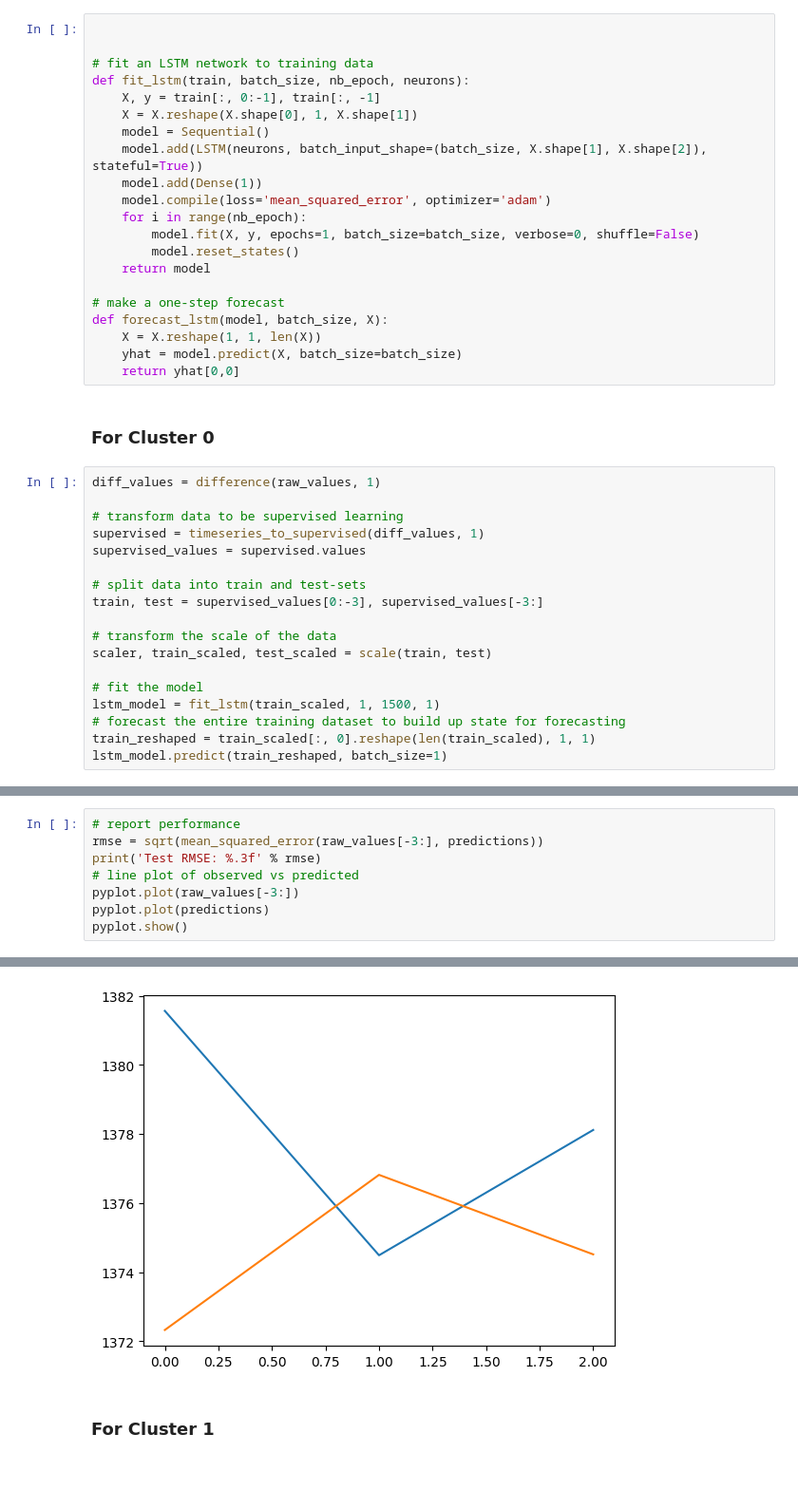
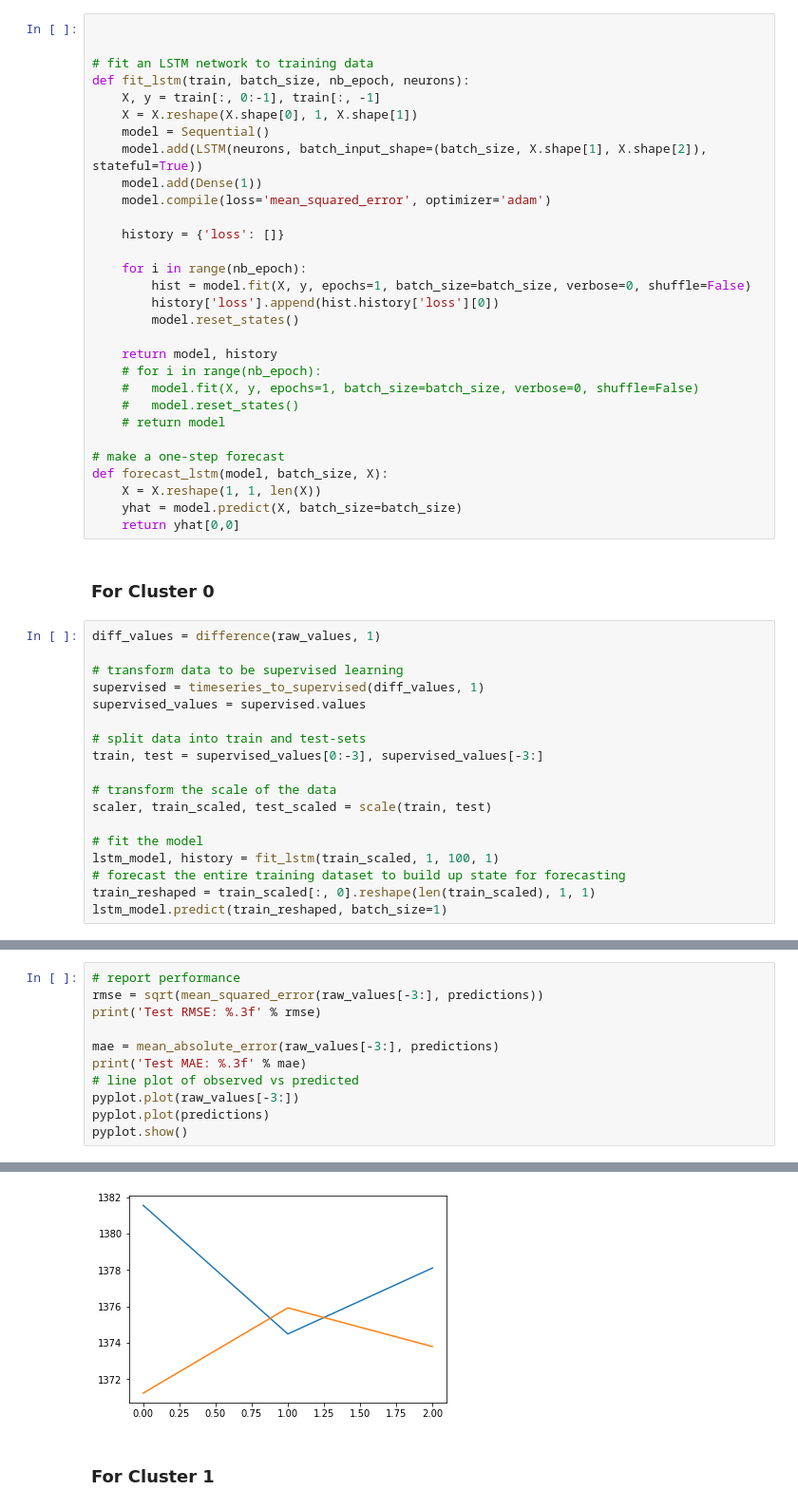
Before and after one commit to sam23121/energy_consumption, a Jupyter notebook: notebooks/time_series_with_LSTM2.ipynb, the cells around one changed output, grey strips where cells are left out. Shown at 95% size. Drawn from its saved outputs; the diff is of its cells as text; blank space fills up the shorter version.

```diff
--- a/notebooks/time_series_with_LSTM2.ipynb
+++ b/notebooks/time_series_with_LSTM2.ipynb
@@ -76,10 +76,19 @@ def fit_lstm(train, batch_size, nb_epoch, neurons):
 	model.add(LSTM(neurons, batch_input_shape=(batch_size, X.shape[1], X.shape[2]), stateful=True))
 	model.add(Dense(1))
 	model.compile(loss='mean_squared_error', optimizer='adam')
+
+	history = {'loss': []}
+
 	for i in range(nb_epoch):
-		model.fit(X, y, epochs=1, batch_size=batch_size, verbose=0, shuffle=False)
+		hist = model.fit(X, y, epochs=1, batch_size=batch_size, verbose=0, shuffle=False)
+		history['loss'].append(hist.history['loss'][0])
 		model.reset_states()
-	return model
+
+	return model, history
+	# for i in range(nb_epoch):
+	# 	model.fit(X, y, epochs=1, batch_size=batch_size, verbose=0, shuffle=False)
+	# 	model.reset_states()
+	# return model
 
 # make a one-step forecast
 def forecast_lstm(model, batch_size, X):
@@ -102,7 +111,7 @@ train, test = supervised_values[0:-3], supervised_values[-3:]
 scaler, train_scaled, test_scaled = scale(train, test)
 
 # fit the model
-lstm_model = fit_lstm(train_scaled, 1, 1500, 1)
+lstm_model, history = fit_lstm(train_scaled, 1, 100, 1)
 # forecast the entire training dataset to build up state for forecasting
 train_reshaped = train_scaled[:, 0].reshape(len(train_scaled), 1, 1)
 lstm_model.predict(train_reshaped, batch_size=1)
@@ -157,6 +173,9 @@ Month=3, Predicted=1374.512826, Expected=1378.116427
 # report performance
 rmse = sqrt(mean_squared_error(raw_values[-3:], predictions))
 print('Test RMSE: %.3f' % rmse)
+
+mae = mean_absolute_error(raw_values[-3:], predictions)
+print('Test MAE: %.3f' % mae)
 # line plot of observed vs predicted
 pyplot.plot(raw_values[-3:])
 pyplot.plot(predictions)
@@ -166,4 +185,4 @@ Test RMSE: 5.884
-[figure, old version]
+[figure, new version]
 # %% [markdown]
 ### For Cluster 1
 # %%
```
Also changed, not shown: parts of 7 cells of this notebook, 3 other files.
